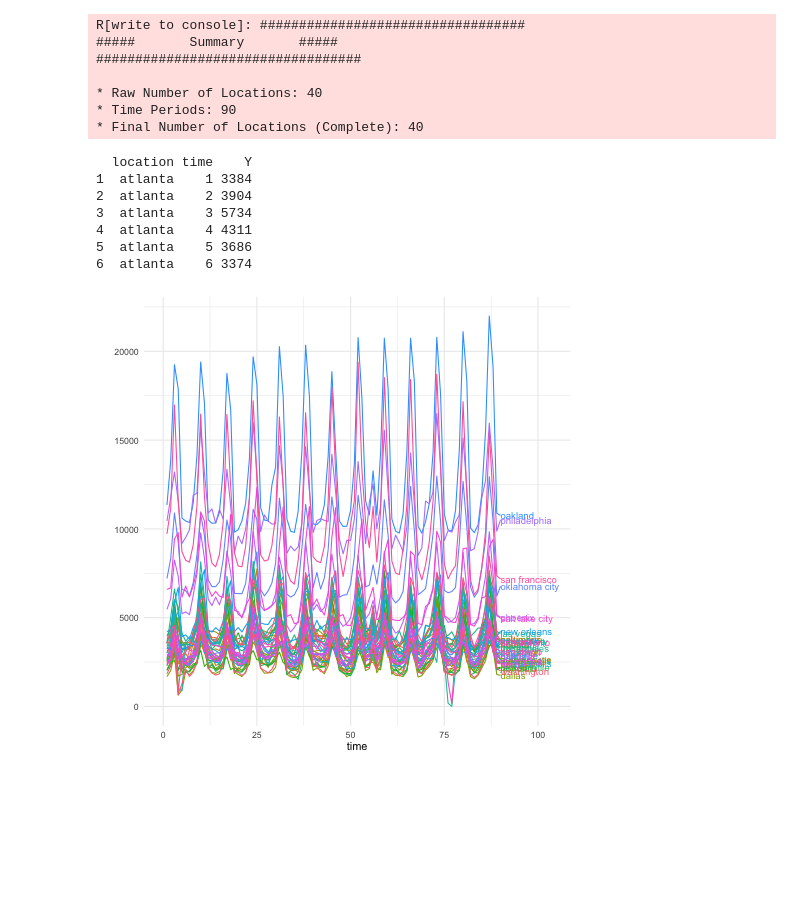
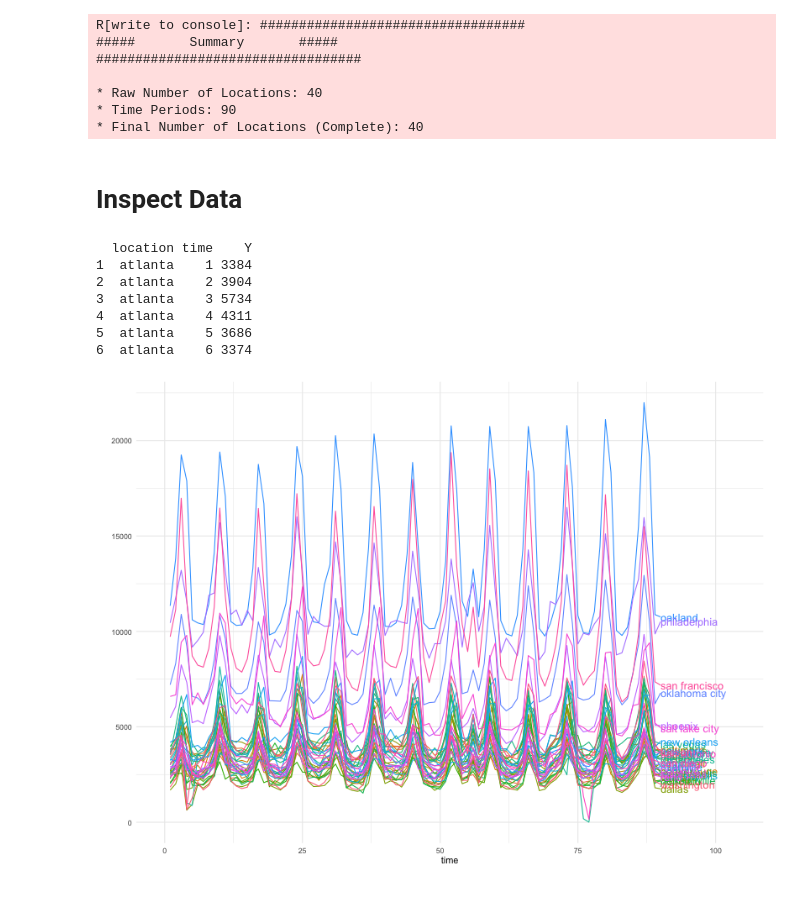
Before and after one commit to ryanlrappa/geo-testing, a Jupyter notebook: rr-0.0-geo-testing-dev.ipynb, the cells around one changed output. Drawn from its saved outputs; the diff is of its cells as text; code cells hidden in the pictures; blank space fills up the shorter version.

```diff
--- a/rr-0.0-geo-testing-dev.ipynb
+++ b/rr-0.0-geo-testing-dev.ipynb
@@ -60,6 +66,8 @@ R[write to console]: ##################################
 #                                         format = "yyyy-mm-dd",
 #                                         summary = TRUE)
 # ''')
+# %% [markdown]
+# Inspect Data
 # %%
 # Step 2: Pre-Analysis
 r('''
@@ -74,25 +82,24 @@ print(head(GeoTestData_PreTest))
 5  atlanta    5 3686
 6  atlanta    6 3374
 # %%
-def make_geolift_plot(plot_R_code, inline=True):
+# TODO: figure out how to change plot sizes
+def make_geoplot(plot_R_code, inline=True):
     '''
     Shows plots from Meta GeoLift functions either inline or in a .png file
     Meta GeoLift docs: https://facebookincubator.github.io/GeoLift/
 
     Args:
         plot_R_code (str): R code snippet from GeoLift used for plotting. Example:
-                             "GeoPlot(GeoTestData_PreTest,
-                                      Y_id = 'Y',
-                                      time_id = 'time',
-                                      location_id = 'location')"
-
+                           "GeoPlot(GeoTestData_PreTest,
+                                    Y_id = 'Y',
+                                    time_id = 'time',
+                                    location_id = 'location')"
         inline (bool): Default True shows plots inline in ipython notebooks.
                        Set to False to output .png files
 
     Returns:
-        R plot specified in plot_func arg
+        R plot specified in first arg
     '''
-
     with localconverter(robjects.default_converter):
 
         # Import R's base package
@@ -105,14 +112,14 @@ def make_geolift_plot(plot_R_code, inline=True):
           # Create the plot
           p <- ''' + plot_R_code + '''
 
-          # Open a png device in memory with specified width, height, and resolution
+          # Open a png device in memory
           grDevices::png(tempfile(), bg = "transparent")
           print(p)
           grDevices::dev.off()
 
           # Read the file and return its content
           temp_file <- tempfile()
-          grDevices::png(temp_file, bg = "transparent")
+          grDevices::png(temp_file, width=800, height=600, pointsize=16, bg="transparent")
           print(p)
           grDevices::dev.off()
 
@@ -142,11 +149,11 @@ def make_geolift_plot(plot_R_code, inline=True):
 # %%
 f = '''
 GeoPlot(GeoTestData_PreTest,
                    Y_id = "Y",
                    time_id = "time",
                    location_id = "location")
 '''
 
-make_geolift_plot(f)
+make_geoplot(f)
 # %% [output]
-[figure, old version]
+[figure, new version]
```
Also changed, not shown: parts of 13 cells of this notebook.
